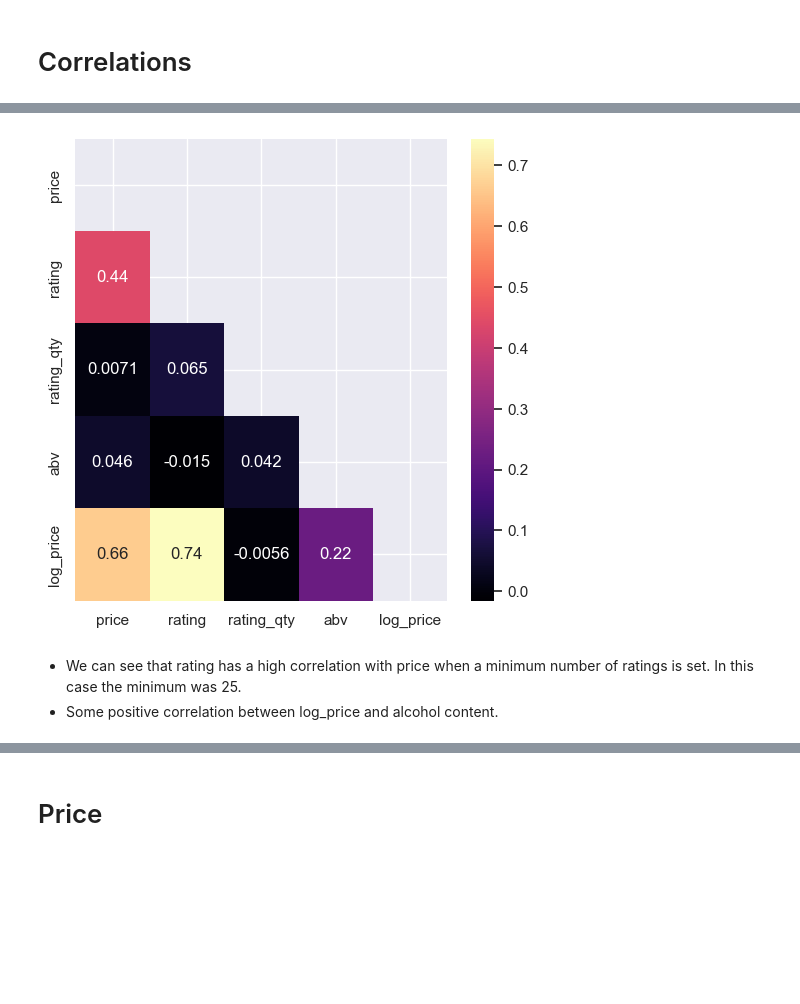
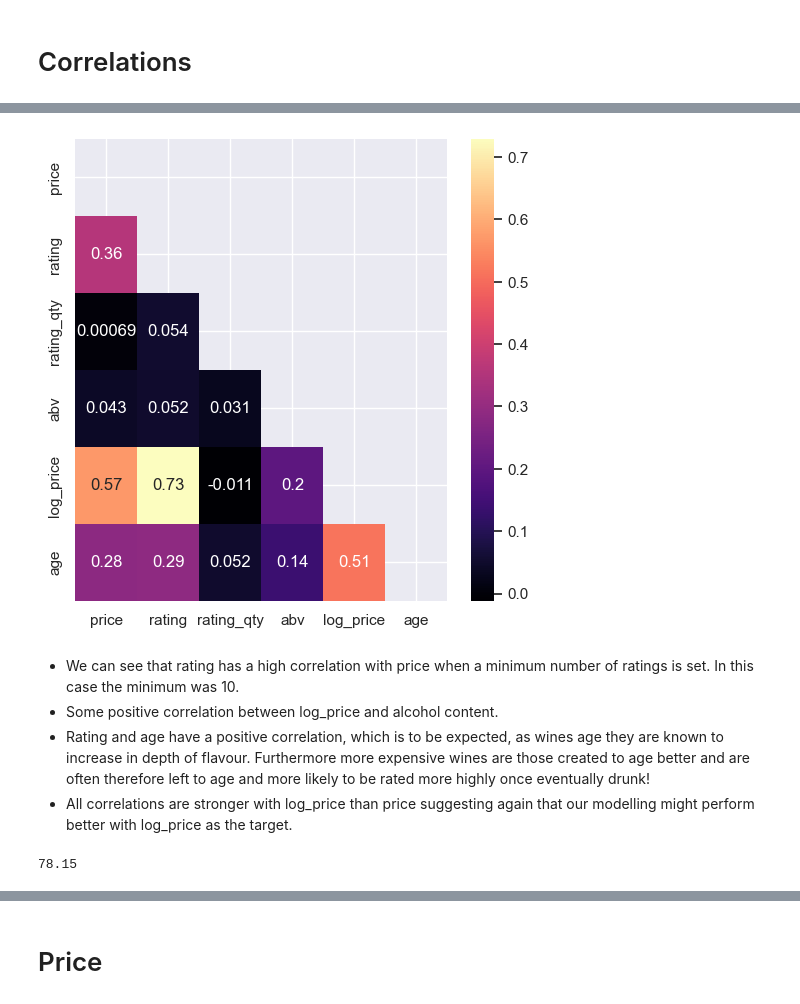
Before and after one commit to acdaniel864/capstone, a Jupyter notebook: code/03_eda.ipynb, the cells around one changed output, grey strips where cells are left out. Cells and saved outputs as stored; diff of their text form; code cells hidden in the pictures; blank space fills up the shorter version.

```diff
--- a/code/03_eda.ipynb
+++ b/code/03_eda.ipynb
@@ -120,3 +127,13 @@ min          0.732368
 75%          3.617920
 max          9.013674
 Name: log_price, dtype: float64
+# %%
+# Filtering out wines with no 10 or fewer reviews
+high_rating_qty_only = df[df['rating_qty'] > 10]
+
+plt.figure(figsize=(6, 4))
+bins = 25
+
+# Plot for Rating Distribution
+plt.hist(high_rating_qty_only['rating'], bins=bins, color='mediumpurple')
+plt.title('Rating Distribution - Low Review Count Removed');
@@ -178,17 +227,28 @@ sns.heatmap(numeric.corr(), mask = mask, annot=True, cmap='magma');
 # %%
-high_rating_qty_only = df[df['rating_qty'] > 25]
+# Filtering data with a minium number of ratings
 numeric = high_rating_qty_only.drop(columns = [ 'region', 'country', 'vintage', 'producer', 'wine_variety',
        'grape_variety','reviewed_by','from_vivino'])
 
 plt.figure(figsize=(6, 6))
 
 # Set up mask to be "True" in the upper triangle.
 mask = np.zeros_like(numeric.corr())
 mask[np.triu_indices_from(mask)] = True
 
 sns.heatmap(numeric.corr(), mask = mask, annot=True, cmap='magma');
 # %% [output]
-[figure, old version]
+[figure, new version]
 # %% [markdown]
-* We can see that rating has a high correlation with price when a minimum number of ratings is set. In this case the minimum was 25.
+* We can see that rating has a high correlation with price when a minimum number of ratings is set. In this case the minimum was 10.
 * Some positive correlation between log_price and alcohol content.
+* Rating and age have a positive correlation, which is to be expected, as wines age they are known to increase in depth of flavour. Furthermore more expensive wines are those created to age better and are often therefore left to age and more likely to be rated more highly once eventually drunk!
+* All correlations are stronger with log_price than price suggesting again that our modelling might perform better with log_price as the target.
+# %%
+# Calculate interquartile range of price and set a limit at 1.5 IQR above 75% percentile for analysis below
+Qrt1 = np.quantile(df['price'], 0.25)
+Qrt3 = np.quantile(df['price'], 0.75)
+price_IQR = Qrt3 - Qrt1
+outlier_price_limit = Qrt3 + (price_IQR * 1.5)
+outlier_price_limit
+# %% [output]
+78.15
```
Also changed, not shown: parts of 36 cells of this notebook, 7 other files.
